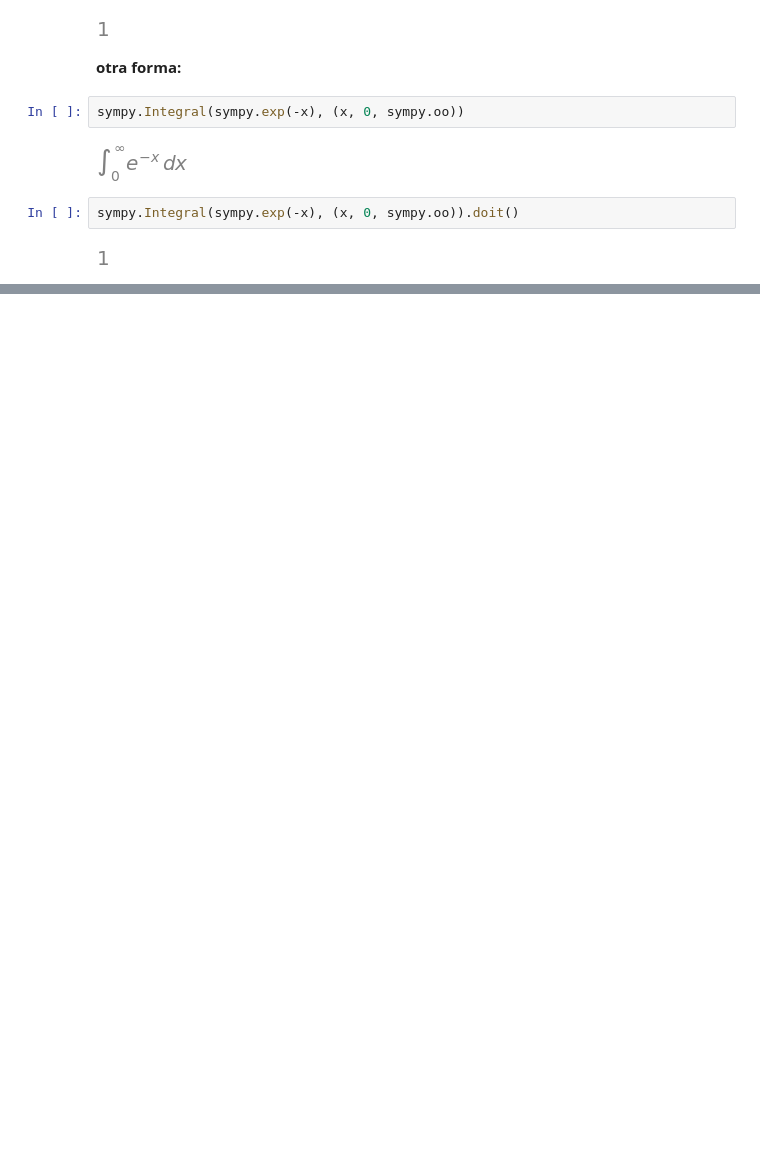
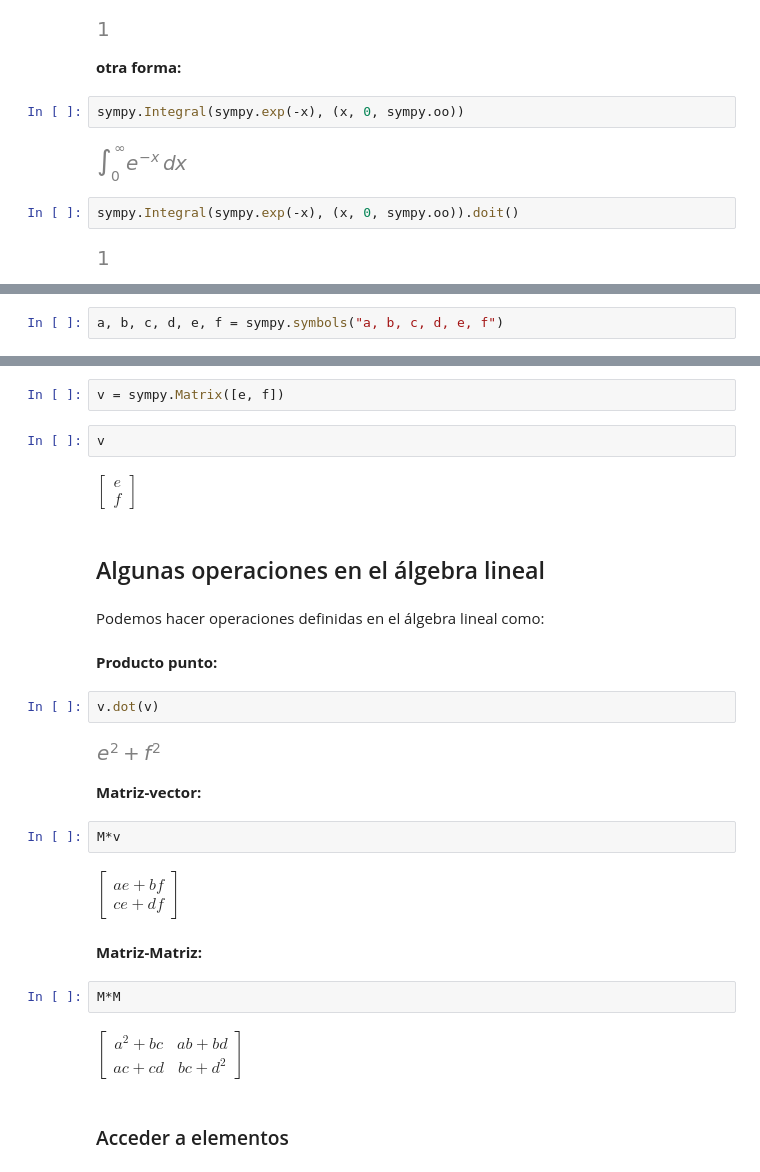
Before and after one commit to palmoreck/laboratorios, a Jupyter notebook: introduccion/1_SymPy.ipynb, the cells around one changed output, grey strips where cells are left out. Drawn from its saved outputs; the diff is of its cells as text; blank space fills up the shorter version.

```diff
--- a/introduccion/1_SymPy.ipynb
+++ b/introduccion/1_SymPy.ipynb
@@ -323,0 +403,2 @@ result2
+# %%
+a, b, c, d, e, f = sympy.symbols("a, b, c, d, e, f")
@@ -323,0 +412,30 @@ result2
+# %%
+v = sympy.Matrix([e, f])
+# %%
+v
+# %% [output]
+$\displaystyle \left[\begin{matrix}e\\f\end{matrix}\right]$
+# %% [markdown]
+## Algunas operaciones en el álgebra lineal
+# %% [markdown]
+Podemos hacer operaciones definidas en el álgebra lineal como:
+# %% [markdown]
+**Producto punto:**
+# %%
+v.dot(v)
+# %% [output]
+[figure, added]
+# %% [markdown]
+**Matriz-vector:**
+# %%
+M*v
+# %% [output]
+$\displaystyle \left[\begin{matrix}a e + b f\\c e + d f\end{matrix}\right]$
+# %% [markdown]
+**Matriz-Matriz:**
+# %%
+M*M
+# %% [output]
+$\displaystyle \left[\begin{matrix}a^{2} + b c & a b + b d\\a c + c d & b c + d^{2}\end{matrix}\right]$
+# %% [markdown]
+### Acceder a elementos
```
Also changed, not shown: parts of 84 cells of this notebook.
